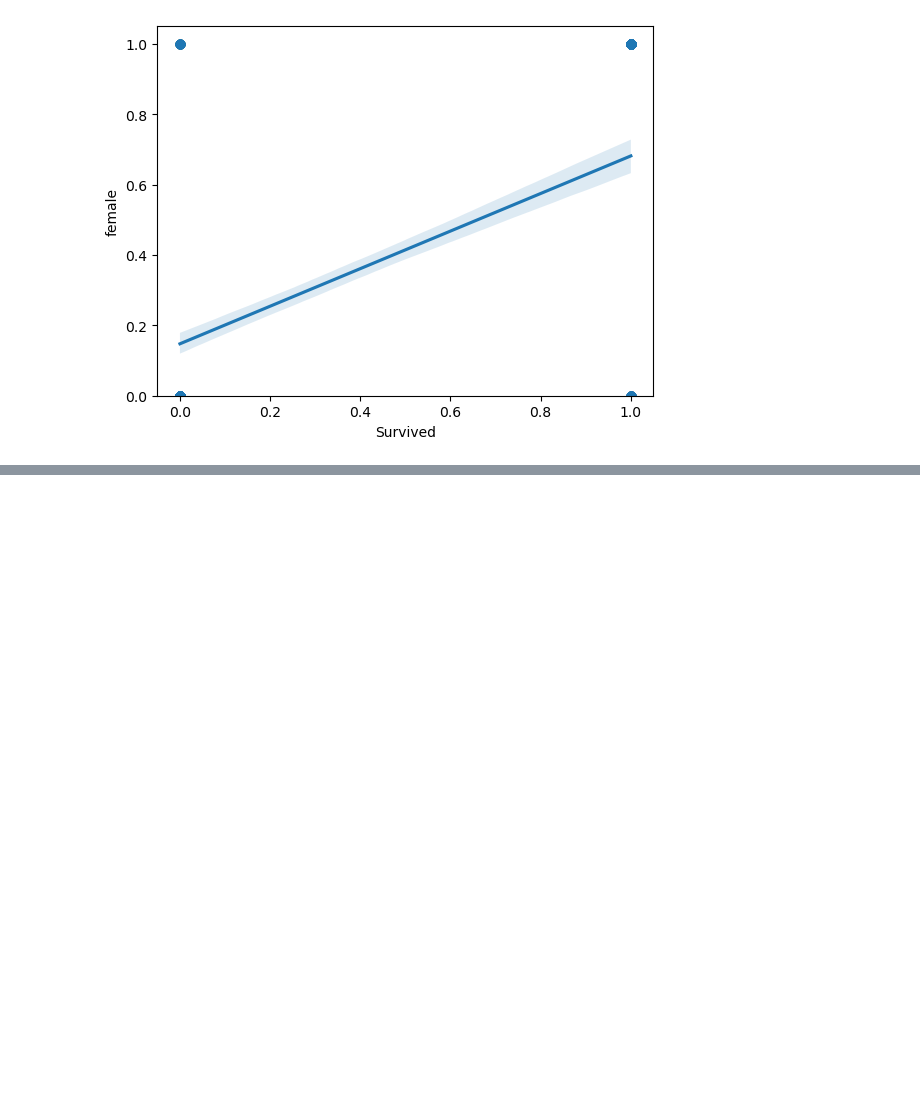
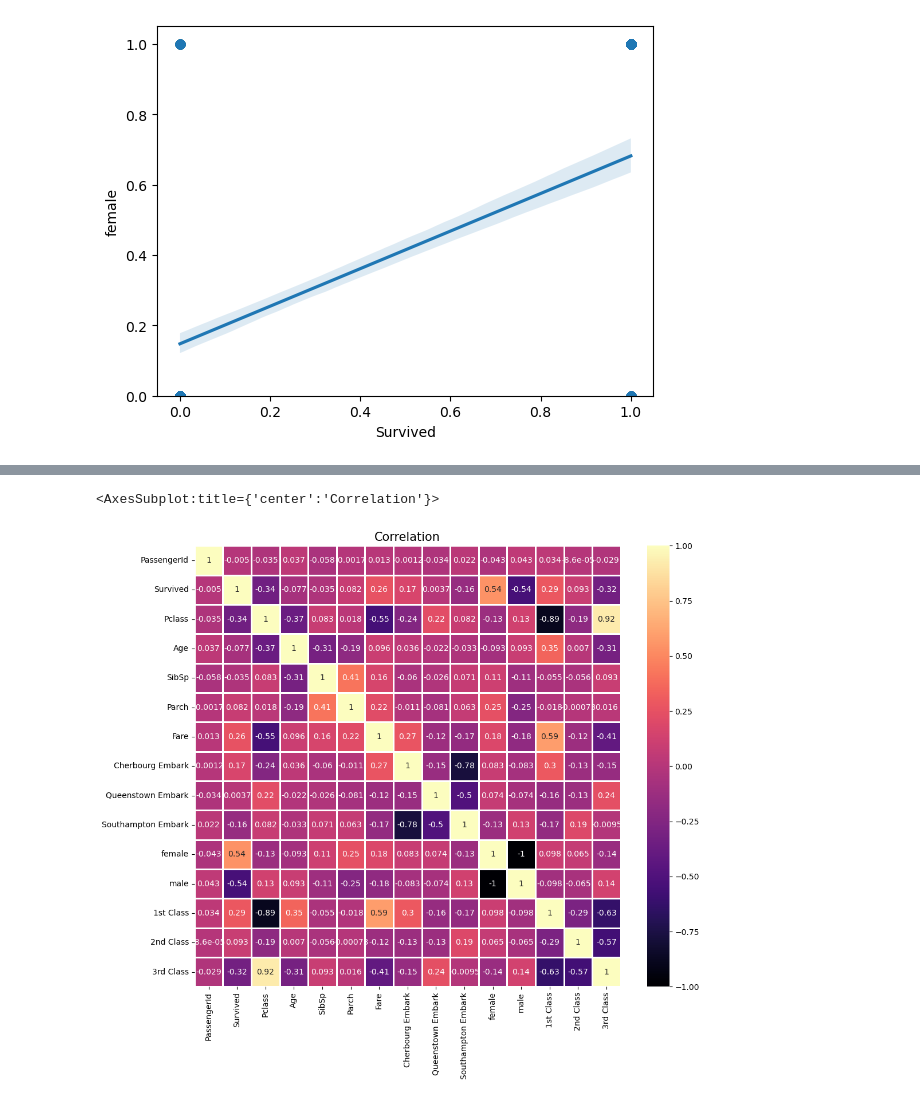
Before and after one commit to mroberto7/kaggle_titanic, a Jupyter notebook: notebook78d5c0ceeb.ipynb, the cells around one changed output, grey strips where cells are left out. Cells and saved outputs as stored; diff of their text form; code cells hidden in the pictures; blank space fills up the shorter version.

```diff
--- a/notebook78d5c0ceeb.ipynb
+++ b/notebook78d5c0ceeb.ipynb
@@ -276,0 +276,6 @@ Index(['PassengerId',    'Survived',      'Pclass',        'Name',
+# %%
+# Renaming the columns
+df_tratado2.rename(columns={'C': 'Cherbourg Embark','Q': 'Queenstown Embark',
+                            'S': 'Southampton Embark',1: '1st Class',
+                            2: '2nd Class', 3: '3rd Class'}, inplace= True)
+df_tratado2.columns
@@ -294,0 +302,9 @@ train_data[['Survived','Pclass','Age','Sex']].corr()
+# %%
+cmap = plt.cm.magma
+corr = df_tratado2.corr()
+plt.figure(figsize=(12,10))
+plt.title('Correlation', size=15)
+sns.heatmap(corr, cmap=cmap,  annot=True, linewidths=1)
+# %% [output]
+<AxesSubplot:title={'center':'Correlation'}>
+[figure, added]
```
Also changed, not shown: parts of 16 cells of this notebook.
